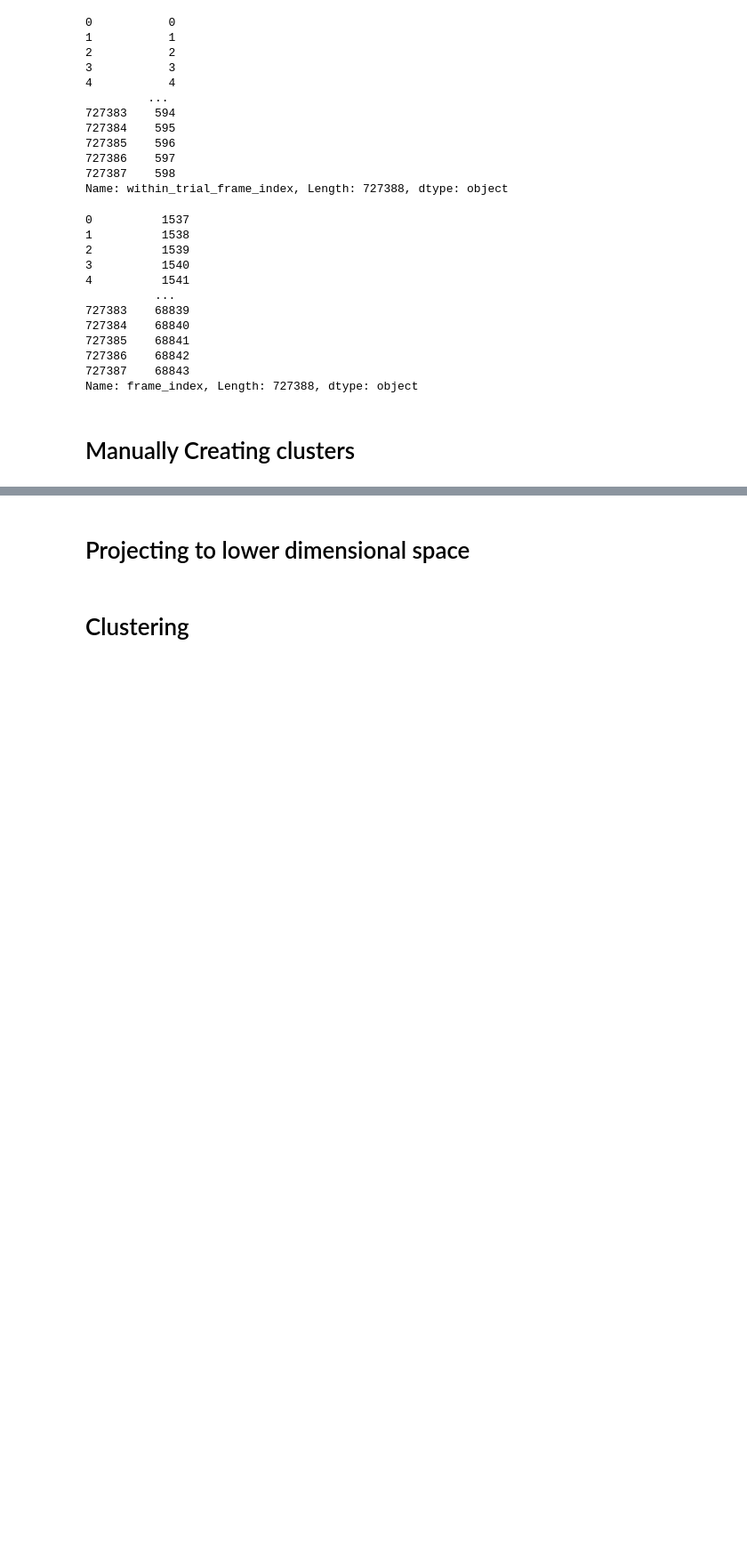
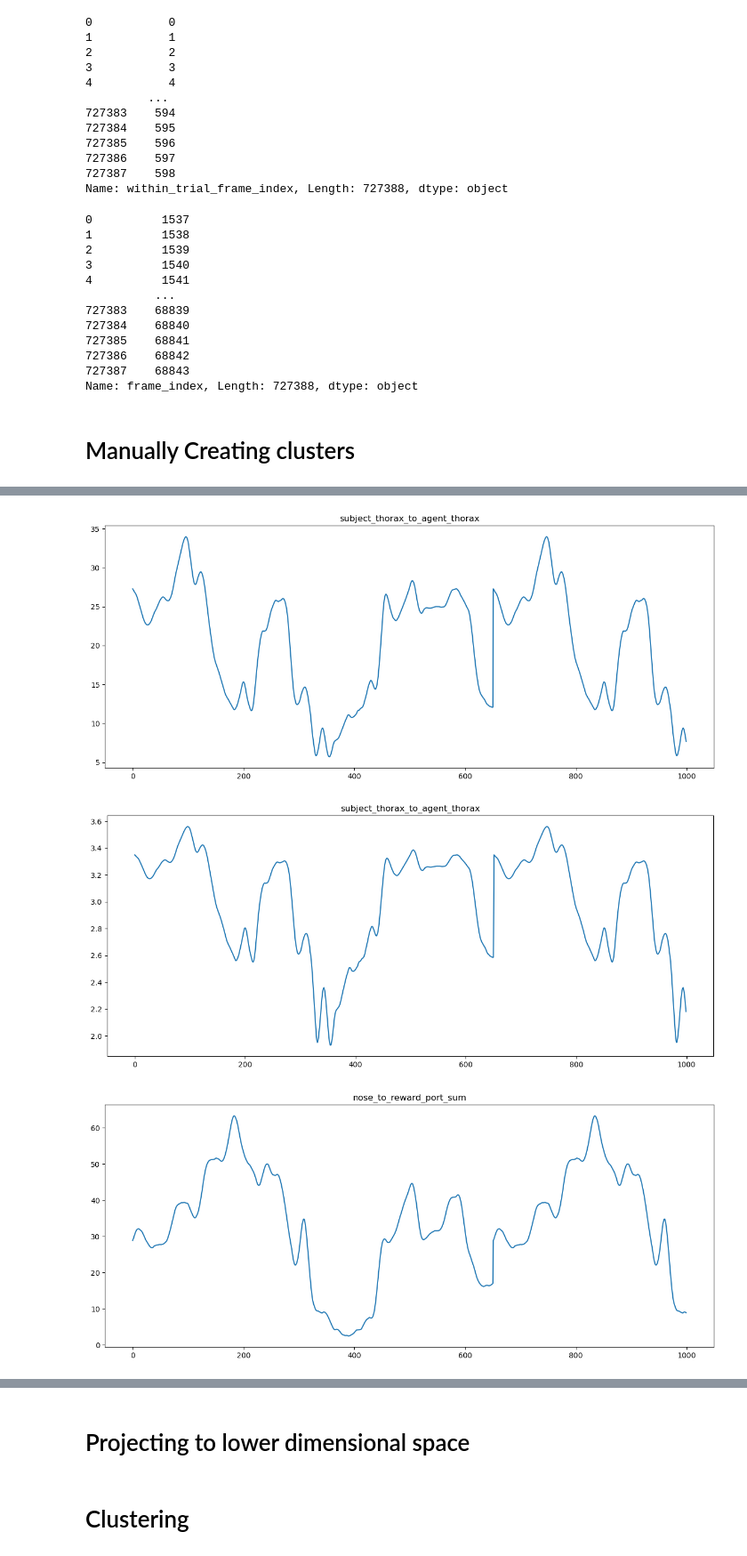
Before and after one commit to padillacoreanolab/reward_comp_ext, a Jupyter notebook: results/2024_06_26_sleap_clustering/HPC_trial_only_filtering_sleap_feature_analysis.ipynb, the cells around one changed output, grey strips where cells are left out. Shown at 89% size. Drawn from its saved outputs; the diff is of its cells as text; code cells hidden in the pictures; blank space fills up the shorter version.

```diff
--- a/results/2024_06_26_sleap_clustering/HPC_trial_only_filtering_sleap_feature_analysis.ipynb
+++ b/results/2024_06_26_sleap_clustering/HPC_trial_only_filtering_sleap_feature_analysis.ipynb
@@ -1909,4 +1909,4 @@ metadata_columns = ['session_dir', 'tone_start_frame', 'tone_stop_frame', 'condi
        'box_top_right', 'reward_port', 'box_bottom_left', 'box_bottom_right',
        'agent', 'frame_index']
 # %%
-exploded_columns = merged_trial_labels_df[metadata_columns + features_columns + sleap_columns + ["within_trial_frame_index"]].explode(features_columns + sleap_columns + ["within_trial_frame_index", "frame_index"]).reset_index(drop=True)
+merged_exploded_columns = merged_trial_labels_df[metadata_columns + features_columns + sleap_columns + ["within_trial_frame_index"]].explode(features_columns + sleap_columns + ["within_trial_frame_index", "frame_index"]).reset_index(drop=True)
@@ -2047,0 +2003,14 @@ for current_cluster in exploded_columns['manual_cluster_id'].unique():
+# %%
+# features_columns = ['subject_thorax_to_agent_thorax',
+#  'nose_to_reward_port_sum',
+#  'nose_to_reward_port_diff',
+#  'thorax_velocity_sum',
+#  'thorax_velocity_diff',
+#  'to_reward_port_angle_sum',
+#  'to_reward_port_angle_diff']
+
+features_columns = ['subject_thorax_to_agent_thorax',
+ 'nose_to_reward_port_sum',
+ 'nose_to_reward_port_diff',
+ 'thorax_velocity_sum',
+ 'thorax_velocity_diff']
@@ -2047,0 +2033,23 @@ for current_cluster in exploded_columns['manual_cluster_id'].unique():
+# %%
+for col in important_features_columns:
+    if col not in features_columns:
+        continue
+    fig, ax = plt.subplots()
+    plt.title(col)
+    plt.plot(frame_data[:1000, features_columns.index(col)])
+    plt.show()
+    # frame_data[:, features_columns.index(col)] = np.log(frame_data[:, features_columns.index(col)].astype(float))
+    # frame_data[:, features_columns.index(col)] = np.log(frame_data[:, features_columns.index(col)].astype(float) + 5e-1)
+    # frame_data[:, features_columns.index(col)] = np.log1p(1/frame_data[:, features_columns.index(col)])
+
+    # frame_data[:, features_columns.index(col)] = 1 / (frame_data[:, features_columns.index(col)] ** scaler)
+    frame_data[:, features_columns.index(col)] = np.log1p(frame_data[:, features_columns.index(col)] + np.abs(frame_data[:, features_columns.index(col)].min() * 1.01))
+
+    fig, ax = plt.subplots()
+    plt.title(col)
+    plt.plot(frame_data[:1000, features_columns.index(col)])
+    plt.show()
+# %% [output]
+[figure, added]
+[figure, added]
+[figure, added]
```
Also changed, not shown: parts of 19 cells of this notebook.
